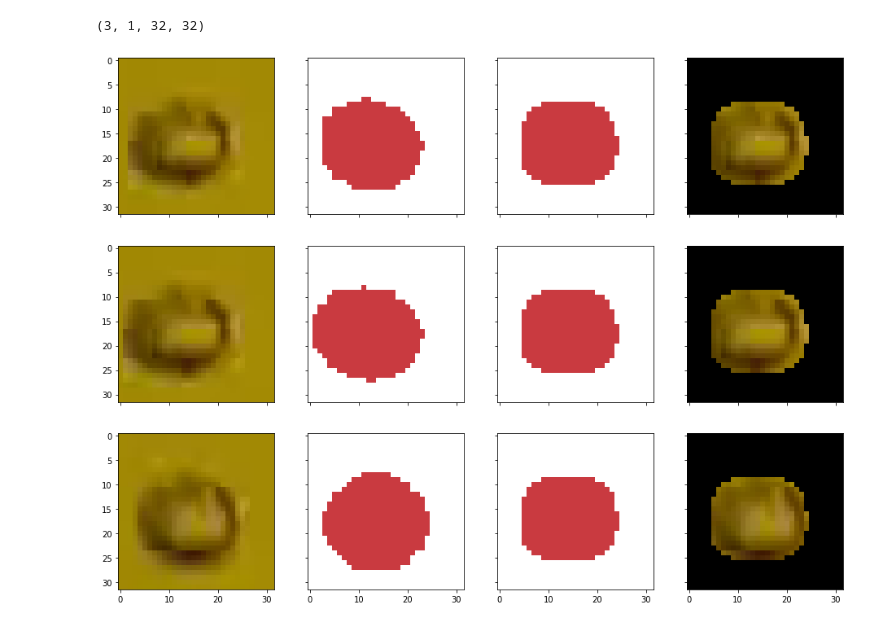
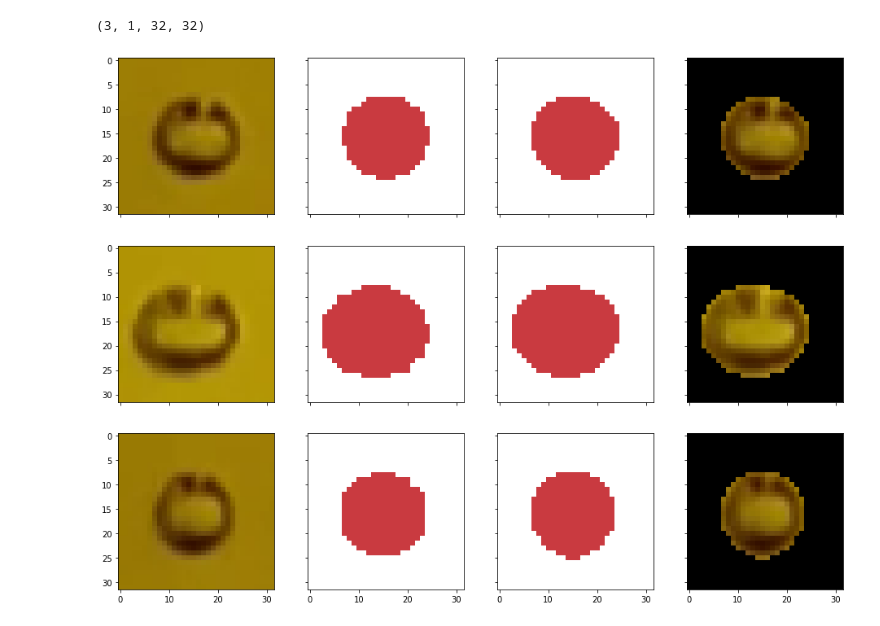
Before and after one commit to SunBangjie/pytorch-unet, a Jupyter notebook: pytorch_unet.ipynb, the cells around one changed output. Saved outputs shown, nothing was run; the diff lists cells and outputs as text; code cells hidden in the pictures.

Commit message:
train bubble segmentation, upload dataset and trained model weights

```diff
--- a/pytorch_unet.ipynb
+++ b/pytorch_unet.ipynb
@@ -3,16 +3,26 @@
 %load_ext autoreload
 %autoreload 2
 
-import os,sys
-import pandas as pd
+import os
 import helper
-import simulation
 
 import glob
-import cv2
-import random
 import matplotlib.pyplot as plt
 import numpy as np
+import cv2
+import math
+
+from torch.utils.data import Dataset, DataLoader
+from torchvision import transforms, datasets, models
+import torchvision.utils
+from torchsummary import summary
+import torch
+import torch.nn as nn
+import pytorch_unet
+from collections import defaultdict
+import torch.nn.functional as F
+from loss import dice_loss
+
 
 FIXED_SIZE = 32
 
@@ -23,8 +33,8 @@ def load_image(imagePath):
 
 def load_dataset(isTraining):
 
-    image_folder = "./roi_images/"
-    mask_folder = "./roi_masks/"
+    image_folder = "./input_images/"
+    mask_folder = "./input_masks/"
 
     masks = sorted(glob.glob(os.path.join(mask_folder, "*.png")))
     images = []
@@ -311,38 +312,39 @@ Best val loss: 0.139038
 # %%
 # prediction
 
-import math
-
+# load model
+model = pytorch_unet.UNet(num_class).to(device)
+model.load_state_dict(torch.load("./saved_model/model.pth"))
 model.eval()   # Set model to evaluate mode
 
 test_dataset = SimDataset(False, transform = trans)
-test_loader = DataLoader(test_dataset, batch_size=3, shuffle=False, num_workers=0)
+test_loader = DataLoader(test_dataset, batch_size=3, shuffle=True, num_workers=0)
 
 inputs, labels = next(iter(test_loader))
 inputs = inputs.to(device)
 labels = labels.to(device)
 
 pred = model(inputs)
 
 pred = pred.data.cpu().numpy()
 print(pred.shape)
 
 # Change channel-order and make 3 channels for matplot
 input_images_rgb = [reverse_transform(x) for x in inputs.cpu()]
 
 # Map each channel (i.e. class) to each color
 target_masks_rgb = [helper.masks_to_colorimg(x) for x in labels.cpu().numpy()]
 pred_rgb = [helper.masks_to_colorimg(x) for x in pred]
 
 masked_inputs = []
 
 for i in range(3):
     mask = cv2.cvtColor(pred_rgb[i], cv2.COLOR_RGB2GRAY)
     mask = 255 - mask
     masked = cv2.bitwise_and(input_images_rgb[i], input_images_rgb[i], mask=mask)
     masked_inputs.append(masked)
 
 helper.plot_side_by_side([input_images_rgb, target_masks_rgb, pred_rgb, masked_inputs])
 # %% [output]
 (3, 1, 32, 32)
-[figure, old version]
+[figure, new version]
```
Also changed, not shown: parts of 7 cells of this notebook, 5 other files.
